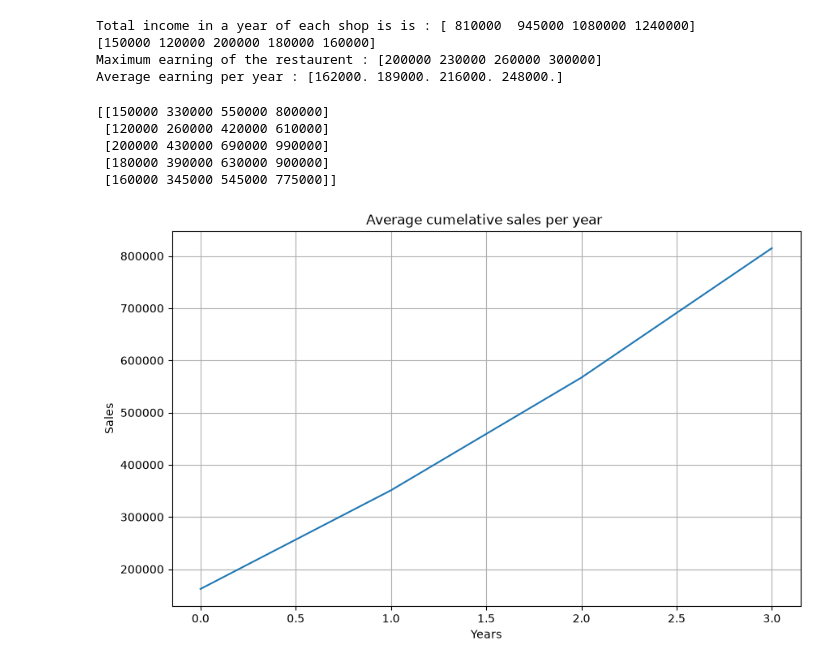
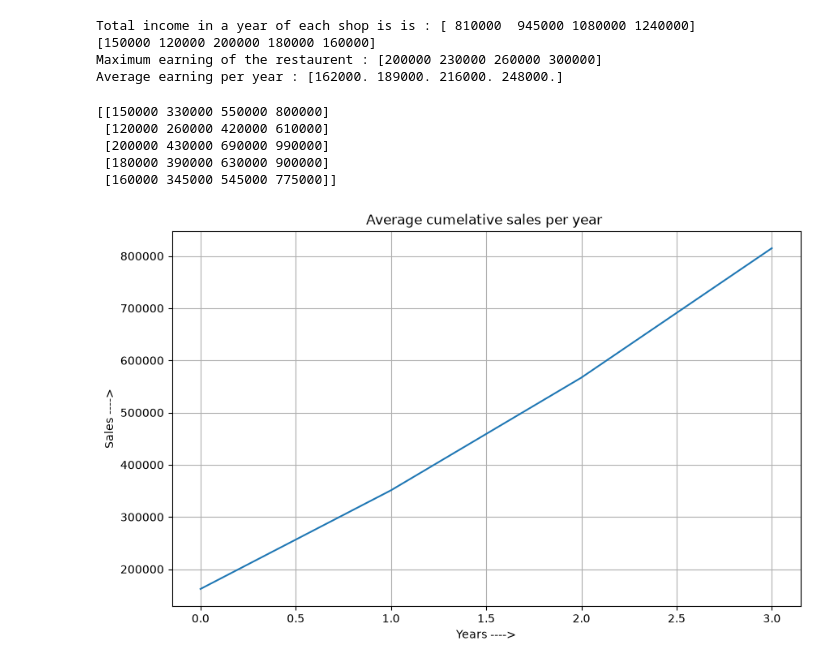
Before and after one commit to sabujghorai/PYTHON, a Jupyter notebook: Numpy/Numpy3.ipynb, the cells around one changed output. Saved outputs shown, nothing was run; the diff lists cells and outputs as text; code cells hidden in the pictures.

```diff
--- a/Numpy/Numpy3.ipynb
+++ b/Numpy/Numpy3.ipynb
@@ -75,29 +75,29 @@ Average earning per year : [162000. 189000. 216000. 248000.]
 # %%
 import numpy as np
 import matplotlib.pyplot as plt
 sales_data =np.array([
 # [Restaurent :Id , 2021 ,  2022 ,  2023 ,  2024]
             [  1, 150000, 180000, 220000, 250000], # Paradise Biriyani
             [  2, 120000, 140000, 160000, 190000], # Pizza Hub
             [  3, 200000, 230000, 260000, 300000], # Burger Point
             [  4, 180000, 210000, 240000, 270000], # Chai house
             [  5, 160000, 185000, 200000, 230000], # Coffe House
 
 ])
 
 cumilative_sum = np.cumsum(sales_data[:, 1:],axis=1)
 print(cumilative_sum)
 plt.figure(figsize=(10,6))
 plt.plot(np.mean(cumilative_sum,axis=0))
 plt.title("Average cumelative sales per year ")
-plt.xlabel("Years")
-plt.ylabel("Sales")
+plt.xlabel("Years ---->")
+plt.ylabel("Sales ---->")
 plt.grid(True)
 plt.show()
 # %% [output]
 [[150000 330000 550000 800000]
  [120000 260000 420000 610000]
  [200000 430000 690000 990000]
  [180000 390000 630000 900000]
  [160000 345000 545000 775000]]
-[figure, old version]
+[figure, new version]
```
